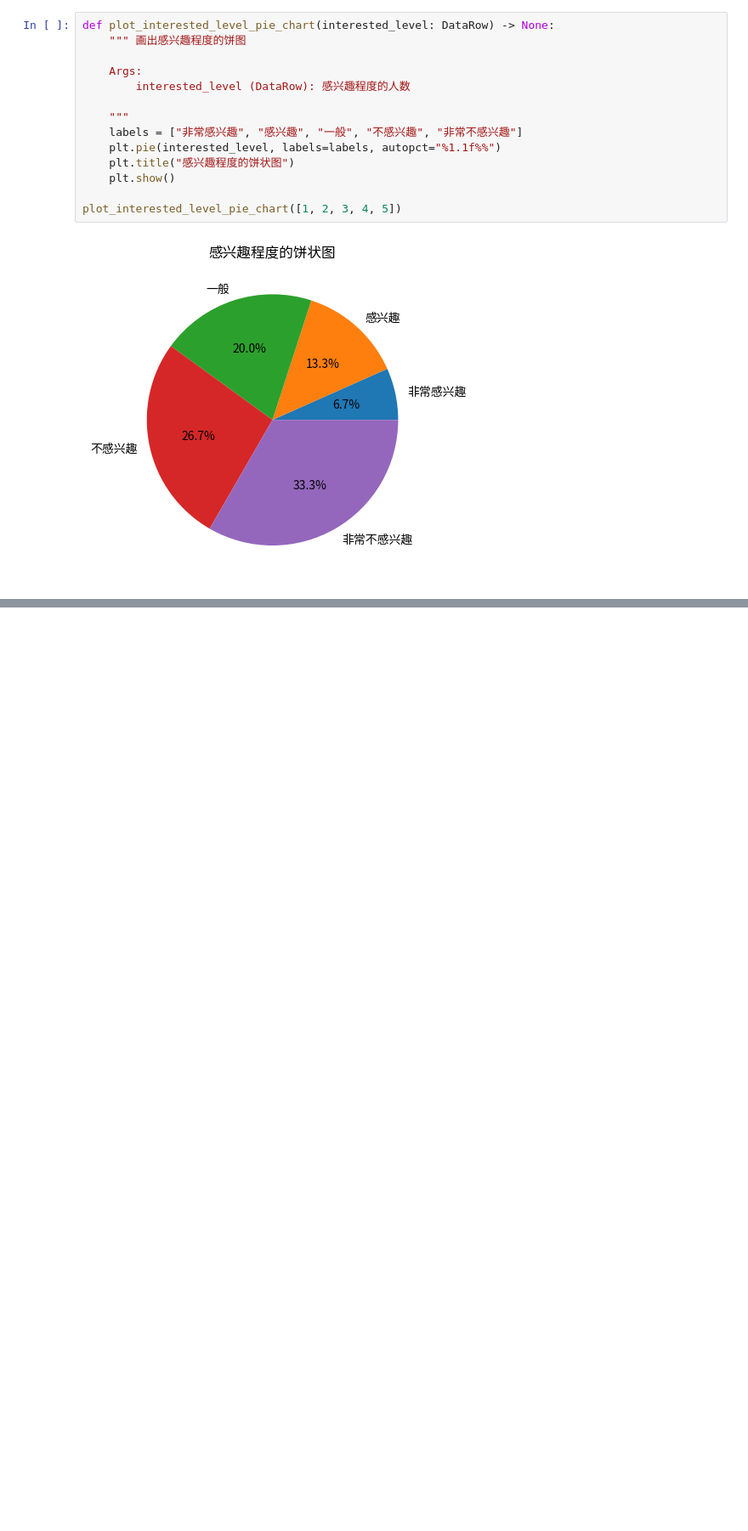
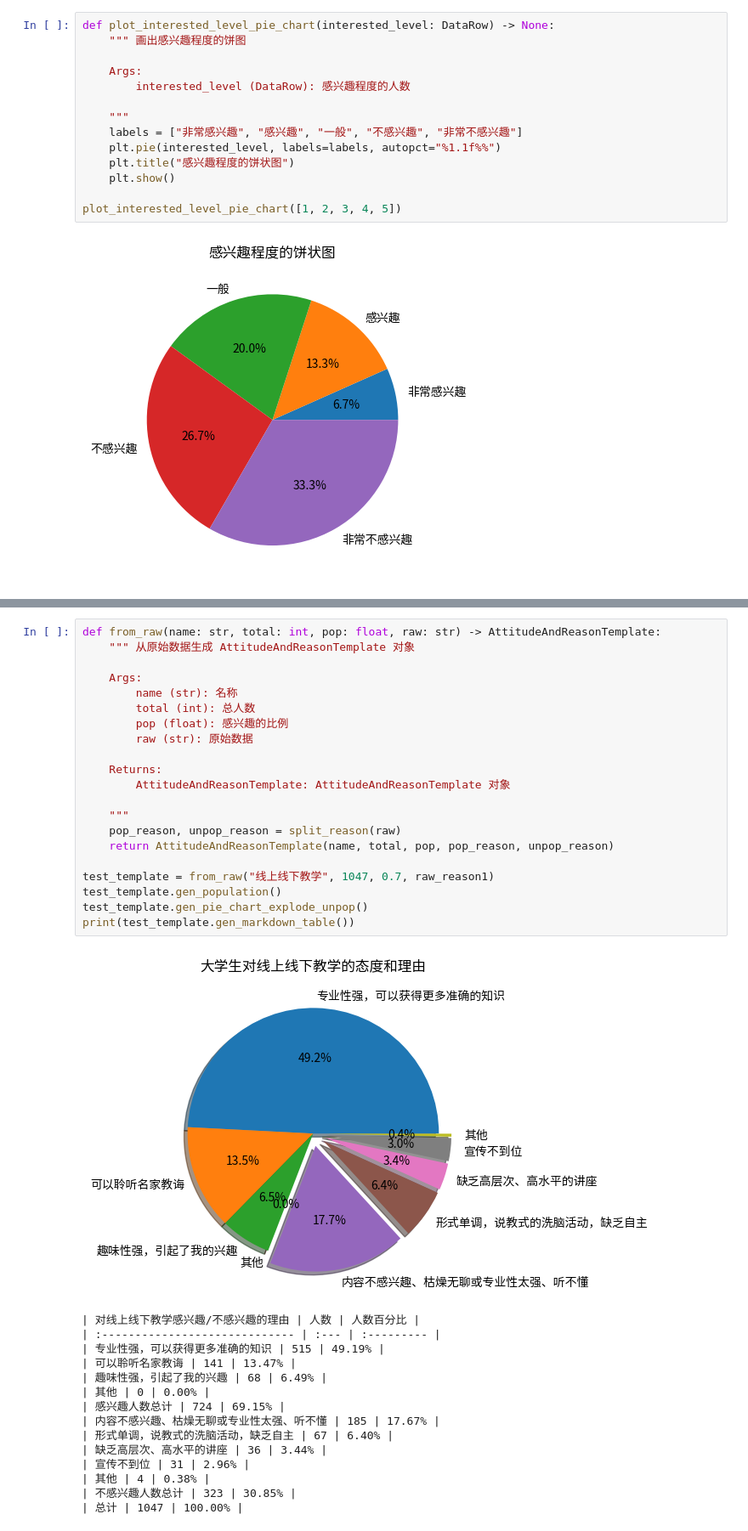
Before and after one commit to nju-cs-elite20/social-practice-report, a Jupyter notebook: data_gen.ipynb, the cells around one changed output, grey strips where cells are left out. Shown at 85% size. Saved outputs shown, nothing was run; the diff lists cells and outputs as text; blank space fills up the shorter version.

Commit message:
generate images and tables

```diff
--- a/data_gen.ipynb
+++ b/data_gen.ipynb
@@ -282,0 +333,37 @@ print(test_template.gen_markdown_table())
+# %%
+def from_raw(name: str, total: int, pop: float, raw: str) -> AttitudeAndReasonTemplate:
+    """ 从原始数据生成 AttitudeAndReasonTemplate 对象
+
+    Args:
+        name (str): 名称
+        total (int): 总人数
+        pop (float): 感兴趣的比例
+        raw (str): 原始数据
+
+    Returns:
+        AttitudeAndReasonTemplate: AttitudeAndReasonTemplate 对象
+
+    """
+    pop_reason, unpop_reason = split_reason(raw)
+    return AttitudeAndReasonTemplate(name, total, pop, pop_reason, unpop_reason)
+
+test_template = from_raw("线上线下教学", 1047, 0.7, raw_reason1)
+test_template.gen_population()
+test_template.gen_pie_chart_explode_unpop()
+print(test_template.gen_markdown_table())
+# %% [output]
+[figure, added]
+| 对线上线下教学感兴趣/不感兴趣的理由 | 人数 | 人数百分比 |
+| :----------------------------- | :--- | :--------- |
+| 专业性强，可以获得更多准确的知识 | 515 | 49.19% |
+| 可以聆听名家教诲 | 141 | 13.47% |
+| 趣味性强，引起了我的兴趣 | 68 | 6.49% |
+| 其他 | 0 | 0.00% |
+| 感兴趣人数总计 | 724 | 69.15% |
+| 内容不感兴趣、枯燥无聊或专业性太强、听不懂 | 185 | 17.67% |
+| 形式单调，说教式的洗脑活动，缺乏自主 | 67 | 6.40% |
+| 缺乏高层次、高水平的讲座 | 36 | 3.44% |
+| 宣传不到位 | 31 | 2.96% |
+| 其他 | 4 | 0.38% |
+| 不感兴趣人数总计 | 323 | 30.85% |
+| 总计 | 1047 | 100.00% |
```
Also changed, not shown: parts of 11 cells of this notebook, 8 other files.
